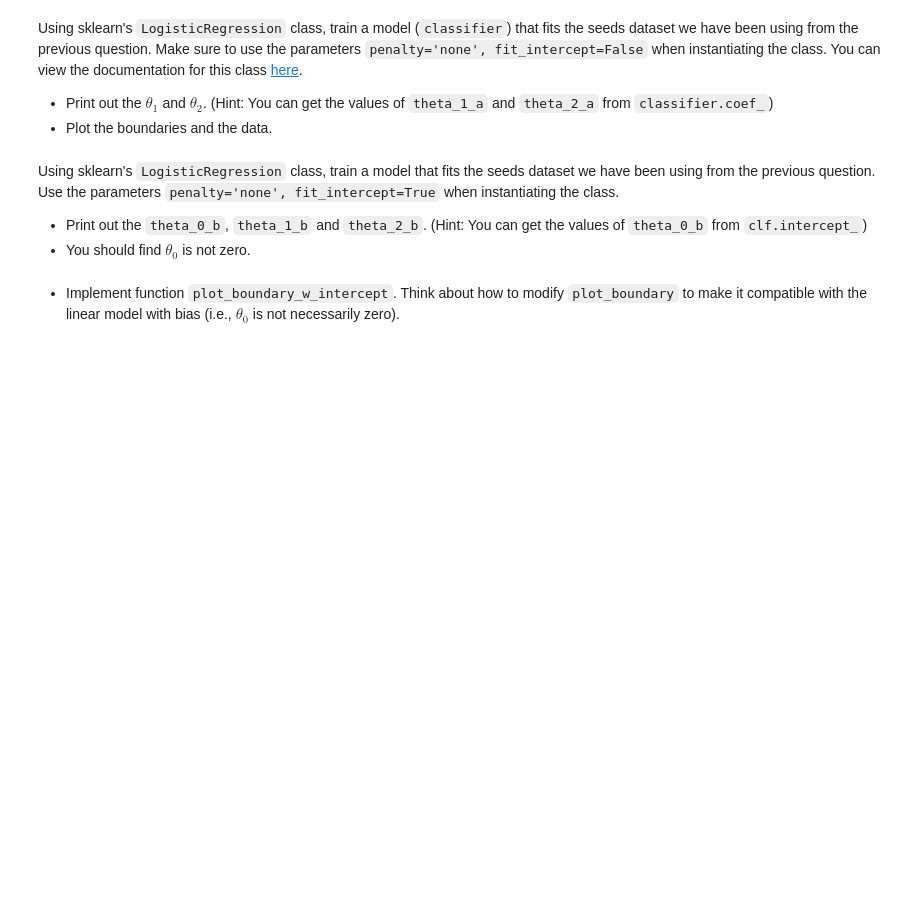
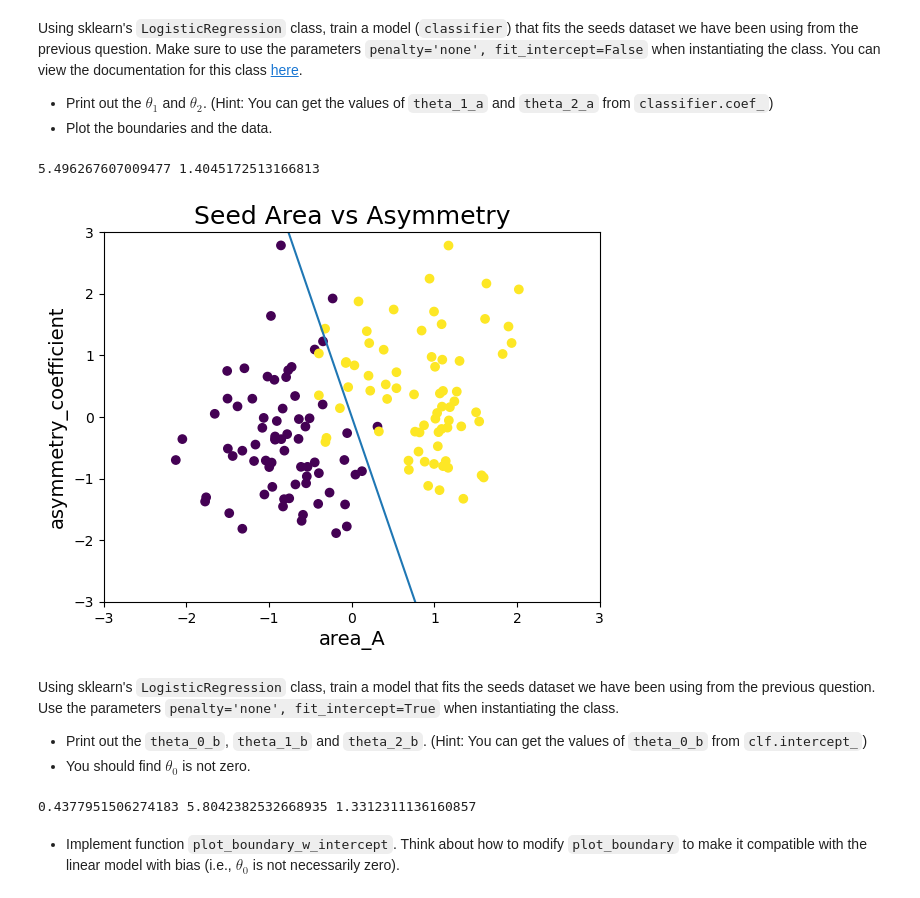
Before and after one commit to Jxykb/ics178HW2, a Jupyter notebook: student/cs178_sp25_hw2.ipynb, the cells around one changed output. Cells and saved outputs as stored; diff of their text form; code cells hidden in the pictures; blank space fills up the shorter version.

```diff
--- a/student/cs178_sp25_hw2.ipynb
+++ b/student/cs178_sp25_hw2.ipynb
@@ -185,7 +185,7 @@ def plot_boundary(X, y, theta_1, theta_2):
         x2 = - (theta_1 / theta_2) * x1
         axes.plot(x1, x2)
     else:
-        axes.axvline(x = 0, linestyle = '-')
+        print('Divide by 0 error')
     ###  YOUR CODE ENDS HERE  ###
 # %%
 # Display the decision boundary of the linear model governed by the parameters below.
@@ -435,15 +456,18 @@ Using sklearn's `LogisticRegression` class, train a model (`classifier`) that fi
 # %%
 ### YOUR CODE STARTS HERE ###
 # Set up the classifier.
-clf_a = ...
+clf_a = LogisticRegression(penalty = None, fit_intercept = False).fit(X_1, y_1)
 
 # Get classifier parameters (clf.coef is a 2d-array with shape (2,1)).
-theta_1_a, theta_2_a = ...
+theta_1_a, theta_2_a = clf_a.coef_[0]
 
 ###  YOUR CODE ENDS HERE  ###
 
 print(theta_1_a, theta_2_a)
 plot_boundary(X_1, y_1, theta_1_a, theta_2_a)
+# %% [output]
+5.496267607009477 1.4045172513166813
+[figure, added]
 # %% [markdown]
 Using sklearn's `LogisticRegression` class, train a model that fits the seeds dataset we have been using from the previous question. Use the parameters `penalty='none', fit_intercept=True` when instantiating the class.
 
@@ -453,15 +477,17 @@ Using sklearn's `LogisticRegression` class, train a model that fits the seeds da
 ### YOUR CODE STARTS HERE ###
 
 # set up the classifier
-clf_b = ...
+clf_b = LogisticRegression(penalty = None, fit_intercept = True).fit(X_1, y_1)
 
 # get classifier parameters
-theta_0_b = ...
-theta_1_b, theta_2_b = ...
+theta_0_b = clf_b.intercept_[0]
+theta_1_b, theta_2_b = clf_b.coef_[0]
 
 ### YOUR CODE ENDS HERE ###
 
 print(theta_0_b, theta_1_b, theta_2_b)
+# %% [output]
+0.4377951506274183 5.8042382532668935 1.3312311136160857
 # %% [markdown]
 <!-- BEGIN QUESTION -->
 
```
Also changed, not shown: parts of 8 cells of this notebook, 1 other file.
